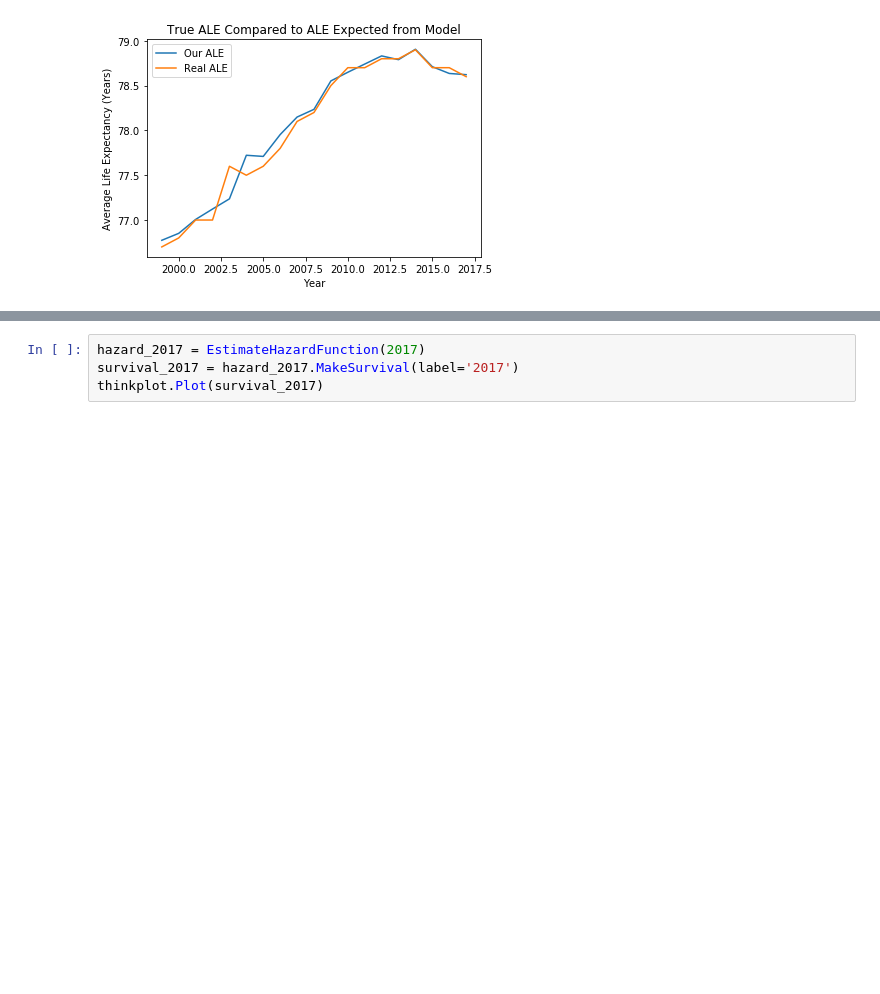
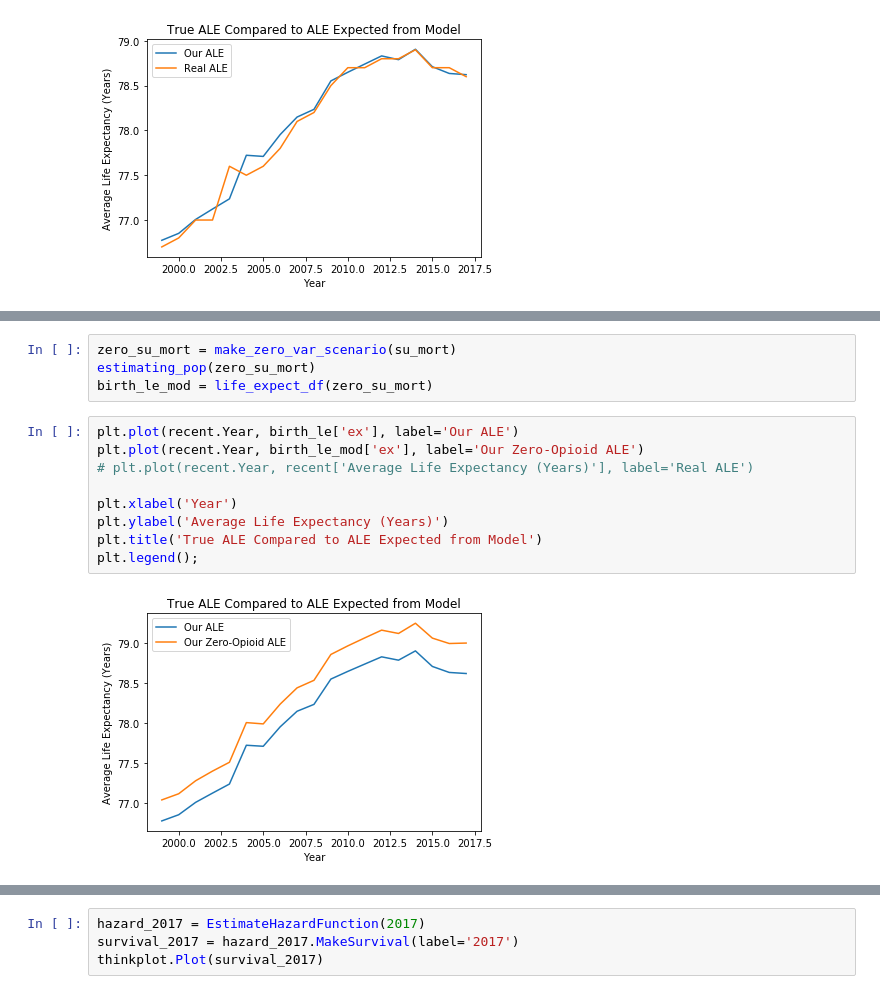
Before and after one commit to ASHSWAN1999/DataScienceProject2, a Jupyter notebook: project2.ipynb, the cells around one changed output, grey strips where cells are left out. Saved outputs shown, nothing was run; the diff lists cells and outputs as text; blank space fills up the shorter version.

```diff
--- a/project2.ipynb
+++ b/project2.ipynb
@@ -182,3 +155,18 @@ plt.legend();
+# %%
+zero_su_mort = make_zero_var_scenario(su_mort)
+estimating_pop(zero_su_mort)
+birth_le_mod = life_expect_df(zero_su_mort)
+# %%
+plt.plot(recent.Year, birth_le['ex'], label='Our ALE')
+plt.plot(recent.Year, birth_le_mod['ex'], label='Our Zero-Opioid ALE')
+# plt.plot(recent.Year, recent['Average Life Expectancy (Years)'], label='Real ALE')
+
+plt.xlabel('Year')
+plt.ylabel('Average Life Expectancy (Years)')
+plt.title('True ALE Compared to ALE Expected from Model')
+plt.legend();
+# %% [output]
+[figure, added]
 # %%
 def EstimateHazardFunction(year, label=''):
     hist_complete = {}
```
Also changed, not shown: parts of 9 cells of this notebook, 1 other file.
